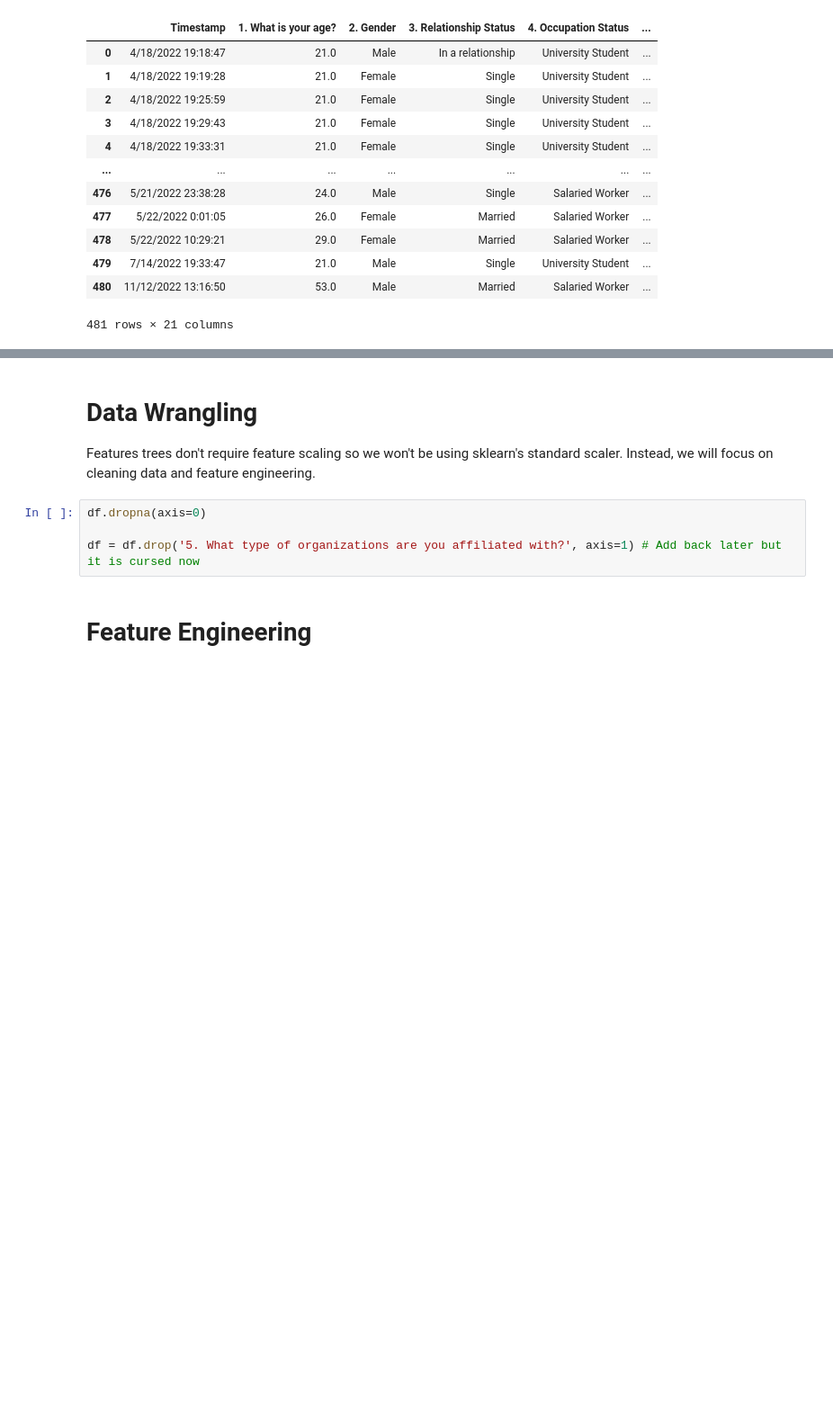
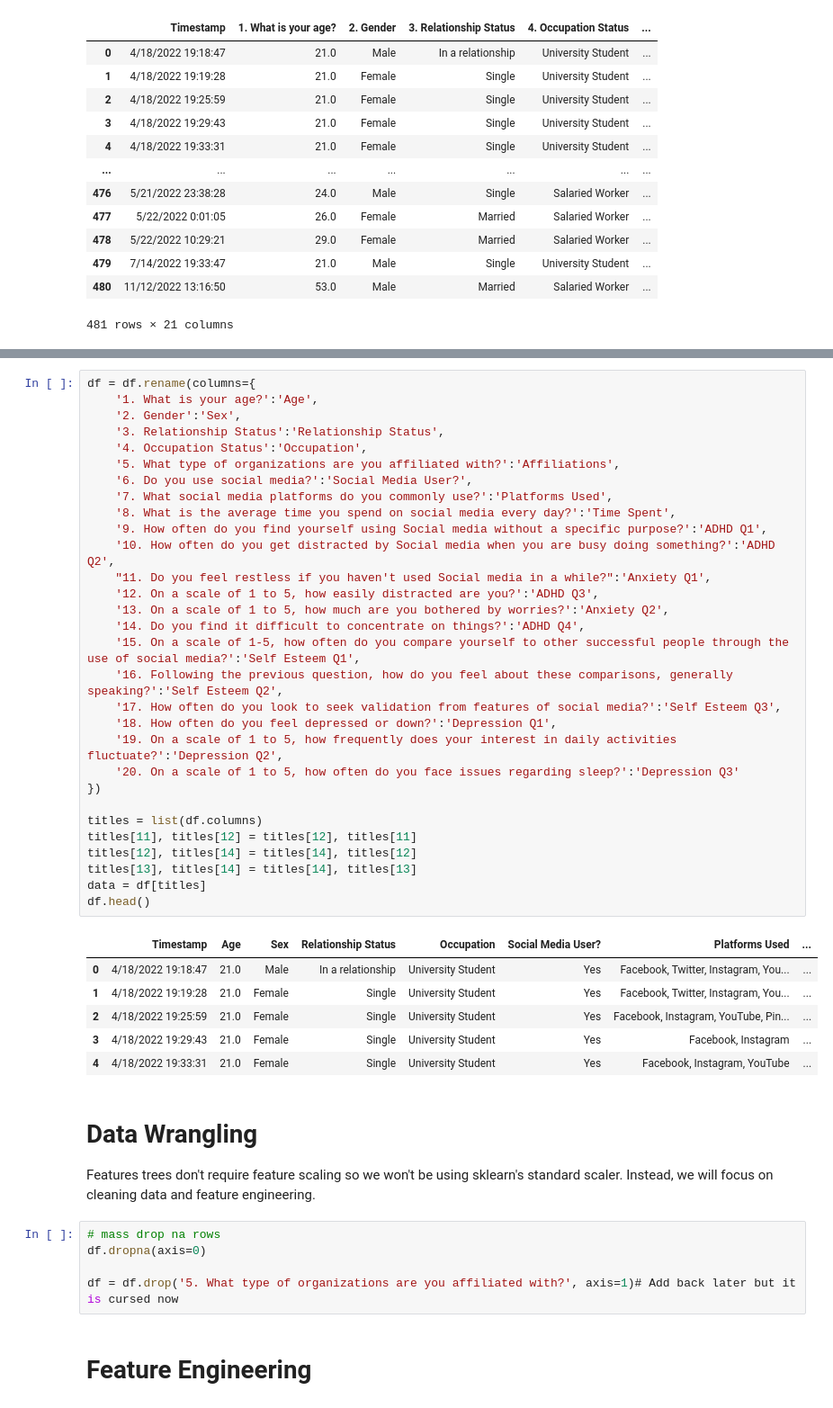
Before and after one commit to TahlonBrahic/Data-Science-Portfolio, a Jupyter notebook: Data Science/Social Mental Health Decision Tree/index.ipynb, the cells around one changed output, grey strips where cells are left out. Shown: that part at 90% size. Saved outputs shown, nothing was run; the diff lists cells and outputs as text; blank space fills up the shorter version.

Commit message:
renamed and reorded columns

```diff
--- a/Data Science/Social Mental Health Decision Tree/index.ipynb
+++ b/Data Science/Social Mental Health Decision Tree/index.ipynb
@@ -31,10 +34,48 @@ df
+# %%
+df = df.rename(columns={
+    '1. What is your age?':'Age',
+    '2. Gender':'Sex',
+    '3. Relationship Status':'Relationship Status',
+    '4. Occupation Status':'Occupation',
+    '5. What type of organizations are you affiliated with?':'Affiliations',
+    '6. Do you use social media?':'Social Media User?',
+    '7. What social media platforms do you commonly use?':'Platforms Used',
+    '8. What is the average time you spend on social media every day?':'Time Spent',
+    '9. How often do you find yourself using Social media without a specific purpose?':'ADHD Q1',
+    '10. How often do you get distracted by Social media when you are busy doing something?':'ADHD Q2',
+    "11. Do you feel restless if you haven't used Social media in a while?":'Anxiety Q1',
+    '12. On a scale of 1 to 5, how easily distracted are you?':'ADHD Q3',
+    '13. On a scale of 1 to 5, how much are you bothered by worries?':'Anxiety Q2',
+    '14. Do you find it difficult to concentrate on things?':'ADHD Q4',
+    '15. On a scale of 1-5, how often do you compare yourself to other successful people through the use of social media?':'Self Esteem Q1',
+    '16. Following the previous question, how do you feel about these comparisons, generally speaking?':'Self Esteem Q2',
+    '17. How often do you look to seek validation from features of social media?':'Self Esteem Q3',
+    '18. How often do you feel depressed or down?':'Depression Q1',
+    '19. On a scale of 1 to 5, how frequently does your interest in daily activities fluctuate?':'Depression Q2',
+    '20. On a scale of 1 to 5, how often do you face issues regarding sleep?':'Depression Q3'
+})
+
+titles = list(df.columns)
+titles[11], titles[12] = titles[12], titles[11]
+titles[12], titles[14] = titles[14], titles[12]
+titles[13], titles[14] = titles[14], titles[13]
+data = df[titles]
+df.head()
+# %% [output]
+|  | Timestamp | Age | Sex | Relationship Status | Occupation | Social Media User? | Platforms Used | ... |
+| 0 | 4/18/2022 19:18:47 | 21.0 | Male | In a relationship | University Student | Yes | Facebook, Twitter, Instagram, You... | ... |
+| 1 | 4/18/2022 19:19:28 | 21.0 | Female | Single | University Student | Yes | Facebook, Twitter, Instagram, You... | ... |
+| 2 | 4/18/2022 19:25:59 | 21.0 | Female | Single | University Student | Yes | Facebook, Instagram, YouTube, Pin... | ... |
+| 3 | 4/18/2022 19:29:43 | 21.0 | Female | Single | University Student | Yes | Facebook, Instagram | ... |
+| 4 | 4/18/2022 19:33:31 | 21.0 | Female | Single | University Student | Yes | Facebook, Instagram, YouTube | ... |
 # %% [markdown]
 # Data Wrangling
 Features trees don't require feature scaling so we won't be using sklearn's standard scaler. Instead, we will focus on cleaning data and feature engineering.
 # %%
+# mass drop na rows
 df.dropna(axis=0)
 
-df = df.drop('5. What type of organizations are you affiliated with?', axis=1) # Add back later but it is cursed now
+df = df.drop('5. What type of organizations are you affiliated with?', axis=1)# Add back later but it is cursed now
 # %% [markdown]
 # Feature Engineering
 # %% [markdown]
```
Also changed, not shown: parts of 1 cell of this notebook.
